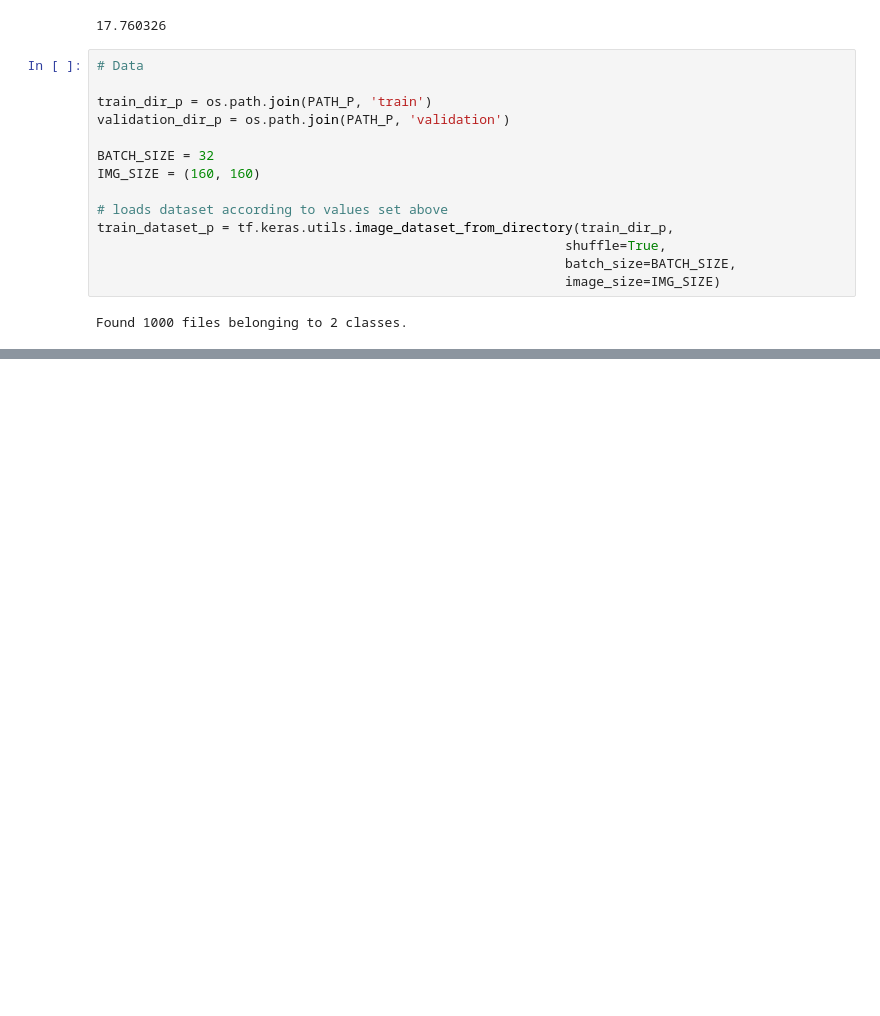
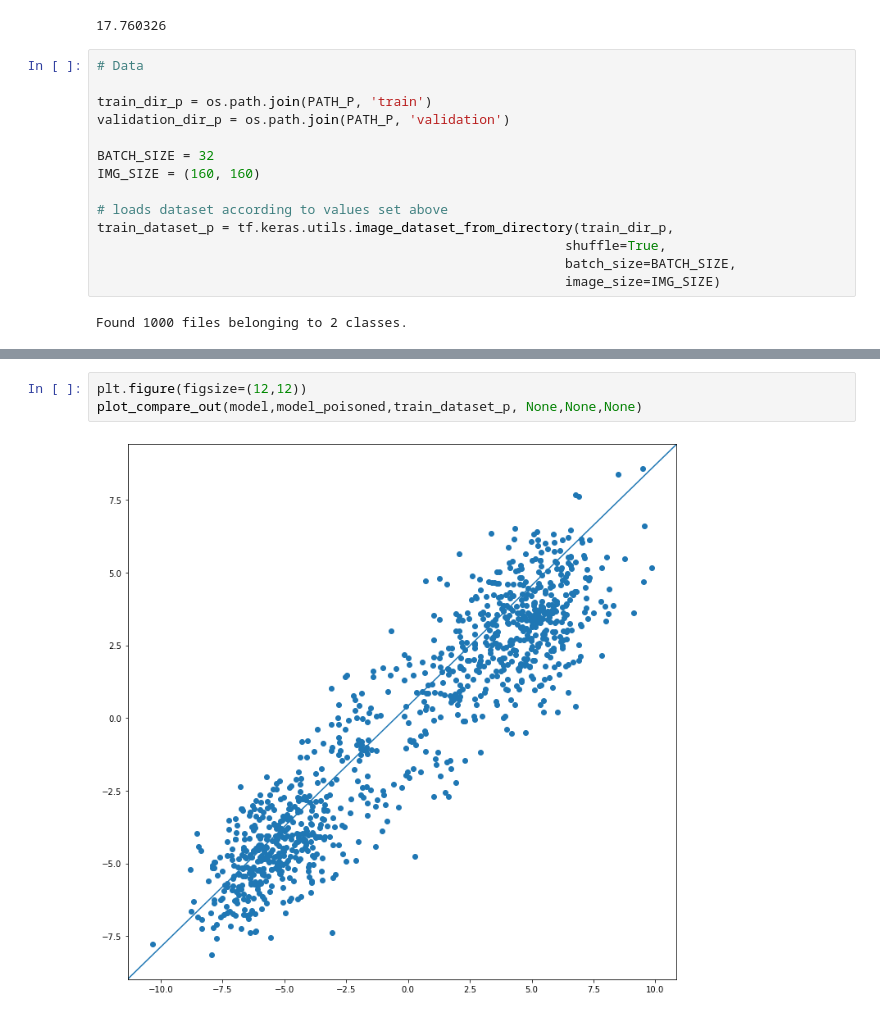
Before and after one commit to WileyCorning/CS782-poison-frogs, a Jupyter notebook: transfer-learning-attack.ipynb, the cells around one changed output, grey strips where cells are left out. Saved outputs shown, nothing was run; the diff lists cells and outputs as text; blank space fills up the shorter version.

```diff
--- a/transfer-learning-attack.ipynb
+++ b/transfer-learning-attack.ipynb
@@ -469,0 +566,5 @@ NameError: name 'model_poisoned' is not defined
+# %%
+plt.figure(figsize=(12,12))
+plot_compare_out(model,model_poisoned,train_dataset_p, None,None,None)
+# %% [output]
+[figure, added]
```
Also changed, not shown: parts of 15 cells of this notebook.
